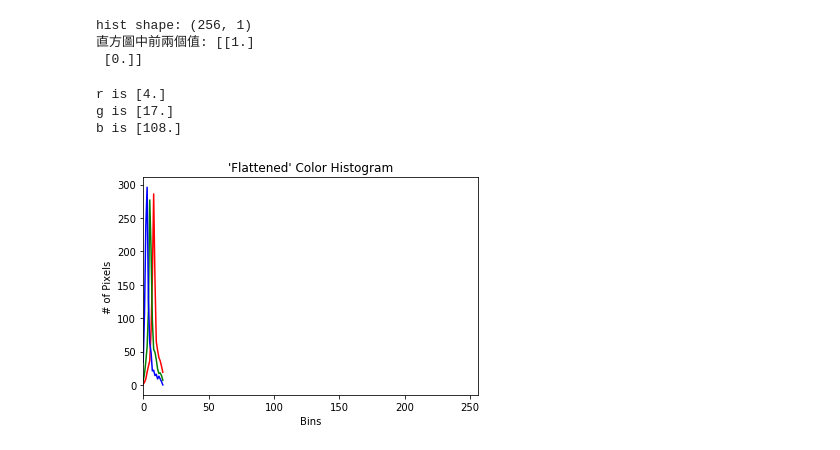
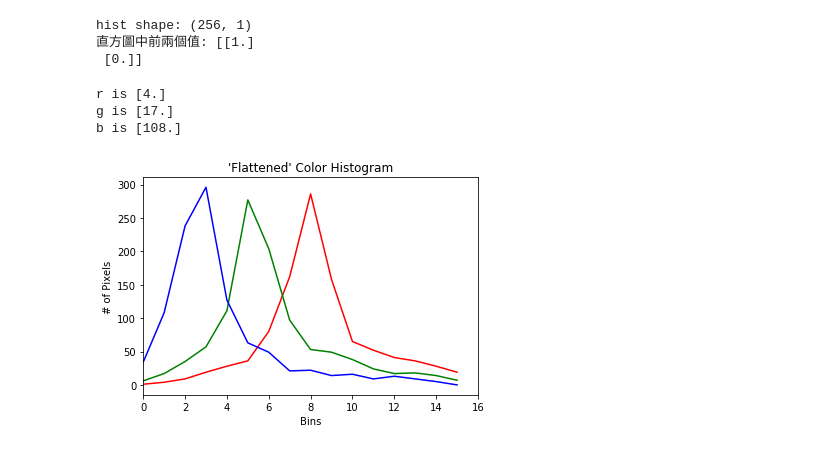
Before and after one commit to PatrickRuan/3rd-ML100Days, a Jupyter notebook: homework/Day090_color_histogram_HW.ipynb, the cells around one changed output. Saved outputs shown, nothing was run; the diff lists cells and outputs as text; code cells hidden in the pictures.

```diff
--- a/homework/Day090_color_histogram_HW.ipynb
+++ b/homework/Day090_color_histogram_HW.ipynb
@@ -62,22 +62,22 @@ hist shape: (256, 1)
 # %%
 chans = cv2.split(image) # 把圖像的 3 個 channel 切分出來
 colors = ("r", "g", "b")
 plt.figure()
 plt.title("'Flattened' Color Histogram")
 plt.xlabel("Bins")
 plt.ylabel("# of Pixels")
 
 # 對於所有 channel
 for (chan, color) in zip(chans, colors):
     # 計算該 channel 的直方圖
     hist = cv2.calcHist([chan], [0], None, [16], [0, 256])
     print(f'{color} is {hist[1]}')
     # 畫出該 channel 的直方圖
     plt.plot(hist, color = color)
-    plt.xlim([0, 256])
+    plt.xlim([0, 16])
 plt.show()
 # %% [output]
 r is [4.]
 g is [17.]
 b is [108.]
-[figure, old version]
+[figure, new version]
```
